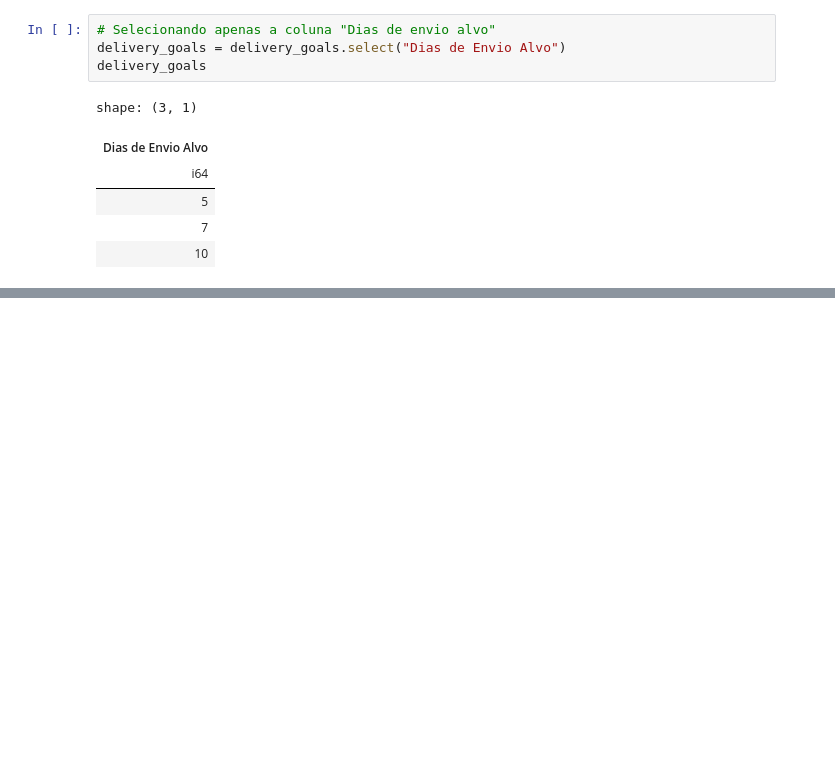
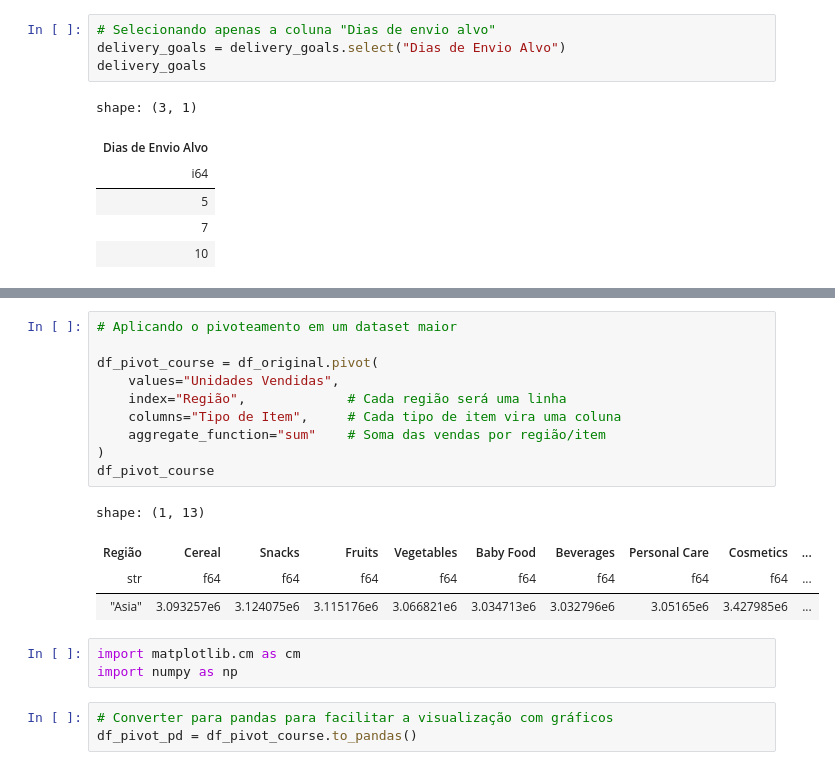
Before and after one commit to daniellcferreira/polars_data_analysis, a Jupyter notebook: polars_data.ipynb, the cells around one changed output, grey strips where cells are left out. Drawn from its saved outputs; the diff is of its cells as text; blank space fills up the shorter version.

```diff
--- a/polars_data.ipynb
+++ b/polars_data.ipynb
@@ -606,0 +646,21 @@ shape: (1_530, 21)
+# %%
+# Aplicando o pivoteamento em um dataset maior
+
+df_pivot_course = df_original.pivot(
+    values="Unidades Vendidas",
+    index="Região",             # Cada região será uma linha
+    columns="Tipo de Item",     # Cada tipo de item vira uma coluna
+    aggregate_function="sum"    # Soma das vendas por região/item
+)
+df_pivot_course
+# %% [output]
+shape: (1, 13)
+| Região | Cereal | Snacks | Fruits | Vegetables | Baby Food | Beverages | Personal Care | Cosmetics | ... |
+| str | f64 | f64 | f64 | f64 | f64 | f64 | f64 | f64 | ... |
+| "Asia" | 3.093257e6 | 3.124075e6 | 3.115176e6 | 3.066821e6 | 3.034713e6 | 3.032796e6 | 3.05165e6 | 3.427985e6 | ... |
+# %%
+import matplotlib.cm as cm
+import numpy as np
+# %%
+# Converter para pandas para facilitar a visualização com gráficos
+df_pivot_pd = df_pivot_course.to_pandas()
```
Also changed, not shown: parts of 20 cells of this notebook.
